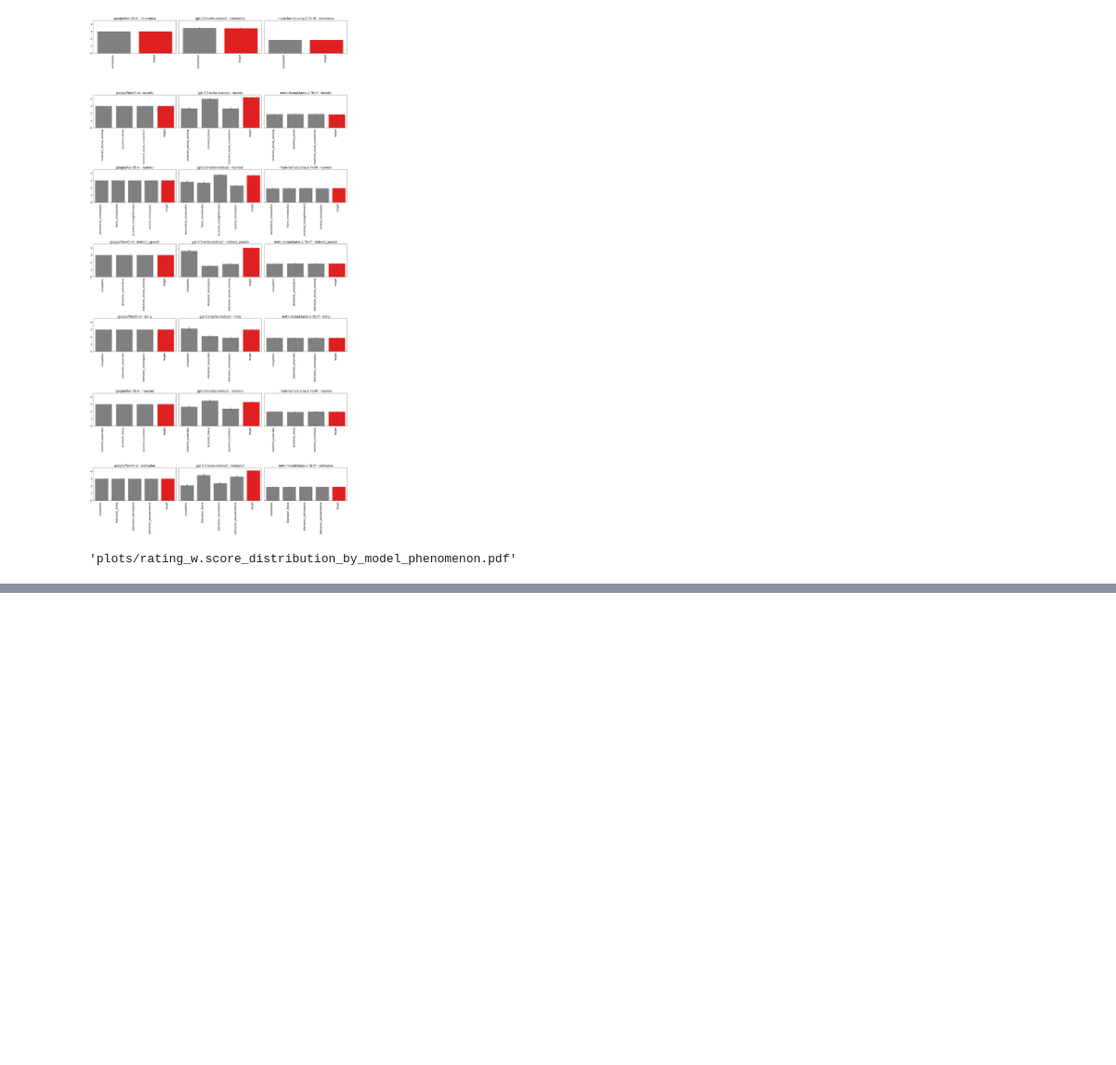
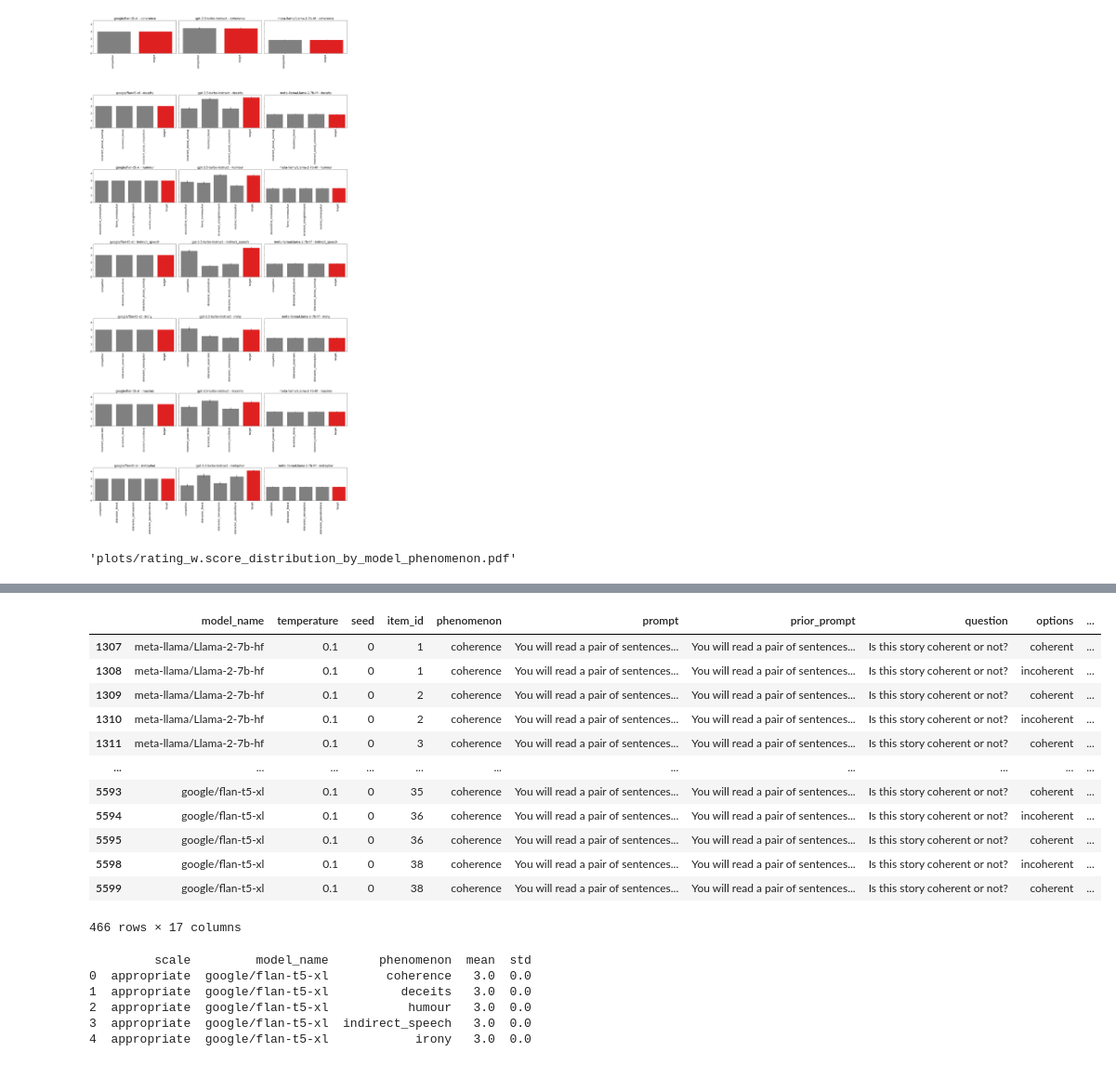
Before and after one commit to polina-tsvilodub/LLM_link, a Jupyter notebook: analysis/analysis_rating_wang.ipynb, the cells around one changed output, grey strips where cells are left out. Shown at 93% size. Drawn from its saved outputs; the diff is of its cells as text; code cells hidden in the pictures; blank space fills up the shorter version.

```diff
--- a/analysis/analysis_rating_wang.ipynb
+++ b/analysis/analysis_rating_wang.ipynb
@@ -181,0 +217,34 @@ plt.show()
+# %%
+coherence_not_target_df = concatenated_df[(concatenated_df['phenomenon'] == 'coherence') &
+                                          (concatenated_df['chosen_option'] != 'target')]
+
+coherence_not_target_df
+# %% [output]
+|  | model_name | temperature | seed | item_id | phenomenon | prompt | prior_prompt | question | options | ... |
+| 1307 | meta-llama/Llama-2-7b-hf | 0.1 | 0 | 1 | coherence | You will read a pair of sentences... | You will read a pair of sentences... | Is this story coherent or not? | coherent | ... |
+| 1308 | meta-llama/Llama-2-7b-hf | 0.1 | 0 | 1 | coherence | You will read a pair of sentences... | You will read a pair of sentences... | Is this story coherent or not? | incoherent | ... |
+| 1309 | meta-llama/Llama-2-7b-hf | 0.1 | 0 | 2 | coherence | You will read a pair of sentences... | You will read a pair of sentences... | Is this story coherent or not? | coherent | ... |
+| 1310 | meta-llama/Llama-2-7b-hf | 0.1 | 0 | 2 | coherence | You will read a pair of sentences... | You will read a pair of sentences... | Is this story coherent or not? | incoherent | ... |
+| 1311 | meta-llama/Llama-2-7b-hf | 0.1 | 0 | 3 | coherence | You will read a pair of sentences... | You will read a pair of sentences... | Is this story coherent or not? | coherent | ... |
+| ... | ... | ... | ... | ... | ... | ... | ... | ... | ... | ... |
+| 5593 | google/flan-t5-xl | 0.1 | 0 | 35 | coherence | You will read a pair of sentences... | You will read a pair of sentences... | Is this story coherent or not? | coherent | ... |
+| 5594 | google/flan-t5-xl | 0.1 | 0 | 36 | coherence | You will read a pair of sentences... | You will read a pair of sentences... | Is this story coherent or not? | incoherent | ... |
+| 5595 | google/flan-t5-xl | 0.1 | 0 | 36 | coherence | You will read a pair of sentences... | You will read a pair of sentences... | Is this story coherent or not? | coherent | ... |
+| 5598 | google/flan-t5-xl | 0.1 | 0 | 38 | coherence | You will read a pair of sentences... | You will read a pair of sentences... | Is this story coherent or not? | incoherent | ... |
+| 5599 | google/flan-t5-xl | 0.1 | 0 | 38 | coherence | You will read a pair of sentences... | You will read a pair of sentences... | Is this story coherent or not? | coherent | ... |
+466 rows × 17 columns
+# %%
+# Filtering the data for rows where option_names is 'target'
+target_data = concatenated_df[concatenated_df['option_names'] == 'target']
+
+# Grouping by scale, model_name, and phenomenon and calculating mean and standard deviation for weighted_options
+grouped_target_data = target_data.groupby(['scale', 'model_name', 'phenomenon'])['weighted_options'].agg(['mean', 'std']).reset_index()
+
+print(grouped_target_data.head())
+# %% [output]
+         scale         model_name       phenomenon  mean  std
+0  appropriate  google/flan-t5-xl        coherence   3.0  0.0
+1  appropriate  google/flan-t5-xl          deceits   3.0  0.0
+2  appropriate  google/flan-t5-xl           humour   3.0  0.0
+3  appropriate  google/flan-t5-xl  indirect_speech   3.0  0.0
+4  appropriate  google/flan-t5-xl            irony   3.0  0.0
```
Also changed, not shown: parts of 10 cells of this notebook, 1 other file.
